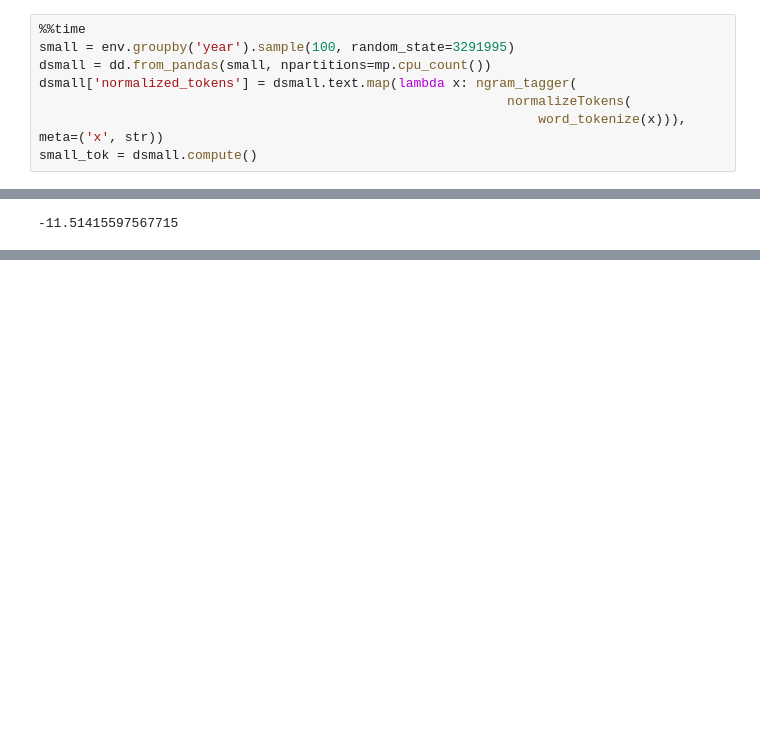
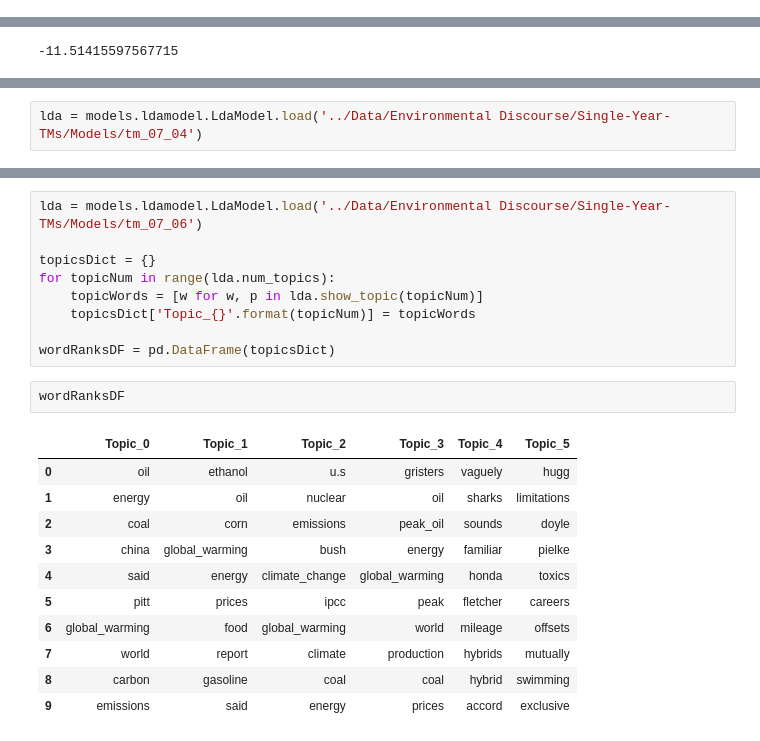
Before and after one commit to mikepackard415/Scientific-Environmental-Discourse, a Jupyter notebook: Programs/Topic Modeling.ipynb, the cells around one changed output, grey strips where cells are left out. Cells and saved outputs as stored; diff of their text form; blank space fills up the shorter version.

```diff
--- a/Programs/Topic Modeling.ipynb
+++ b/Programs/Topic Modeling.ipynb
@@ -172,8 +186,0 @@ Wall time: 3min 5s
-# %%
-%%time
-small = env.groupby('year').sample(100, random_state=3291995)
-dsmall = dd.from_pandas(small, npartitions=mp.cpu_count())
-dsmall['normalized_tokens'] = dsmall.text.map(lambda x: ngram_tagger(
-                                                            normalizeTokens(
-                                                                word_tokenize(x))), meta=('x', str))
-small_tok = dsmall.compute()
@@ -456,0 +501,2 @@ coherence_model.get_coherence()
+# %%
+lda = models.ldamodel.LdaModel.load('../Data/Environmental Discourse/Single-Year-TMs/Models/tm_07_04')
@@ -456,0 +516,23 @@ coherence_model.get_coherence()
+# %%
+lda = models.ldamodel.LdaModel.load('../Data/Environmental Discourse/Single-Year-TMs/Models/tm_07_06')
+
+topicsDict = {}
+for topicNum in range(lda.num_topics):
+    topicWords = [w for w, p in lda.show_topic(topicNum)]
+    topicsDict['Topic_{}'.format(topicNum)] = topicWords
+
+wordRanksDF = pd.DataFrame(topicsDict)
+# %%
+wordRanksDF
+# %% [output]
+|  | Topic_0 | Topic_1 | Topic_2 | Topic_3 | Topic_4 | Topic_5 |
+| 0 | oil | ethanol | u.s | gristers | vaguely | hugg |
+| 1 | energy | oil | nuclear | oil | sharks | limitations |
+| 2 | coal | corn | emissions | peak_oil | sounds | doyle |
+| 3 | china | global_warming | bush | energy | familiar | pielke |
+| 4 | said | energy | climate_change | global_warming | honda | toxics |
+| 5 | pitt | prices | ipcc | peak | fletcher | careers |
+| 6 | global_warming | food | global_warming | world | mileage | offsets |
+| 7 | world | report | climate | production | hybrids | mutually |
+| 8 | carbon | gasoline | coal | coal | hybrid | swimming |
+| 9 | emissions | said | energy | prices | accord | exclusive |
```
Also changed, not shown: parts of 29 cells of this notebook, 2 other files.
